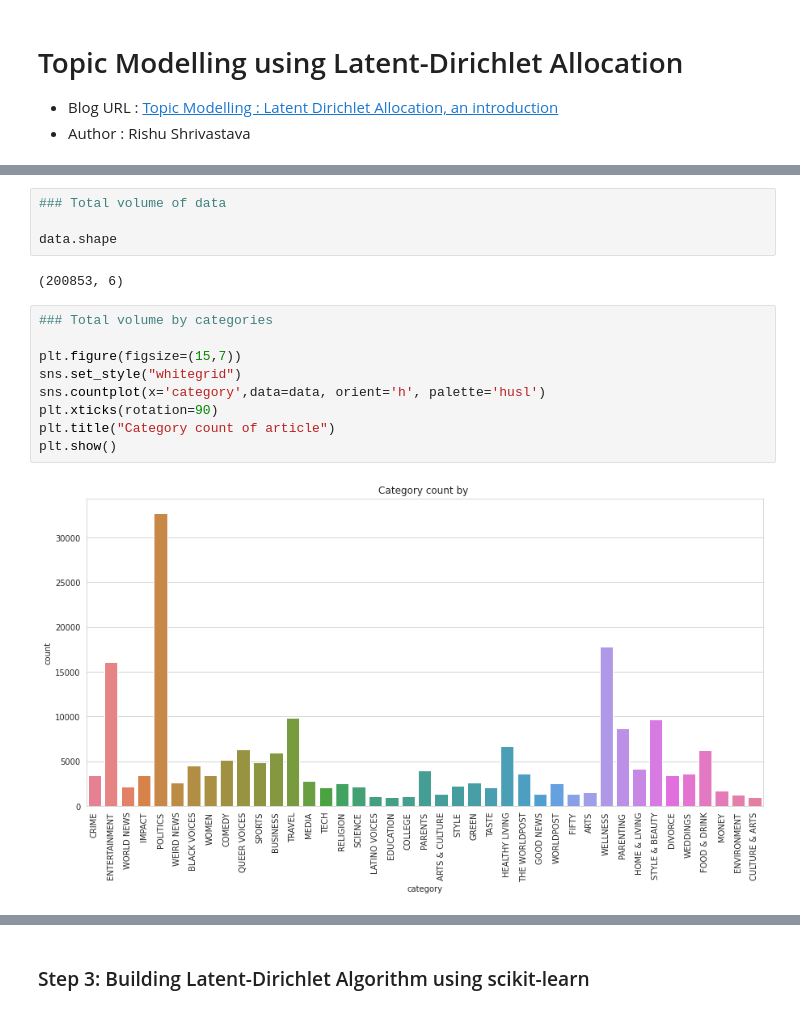
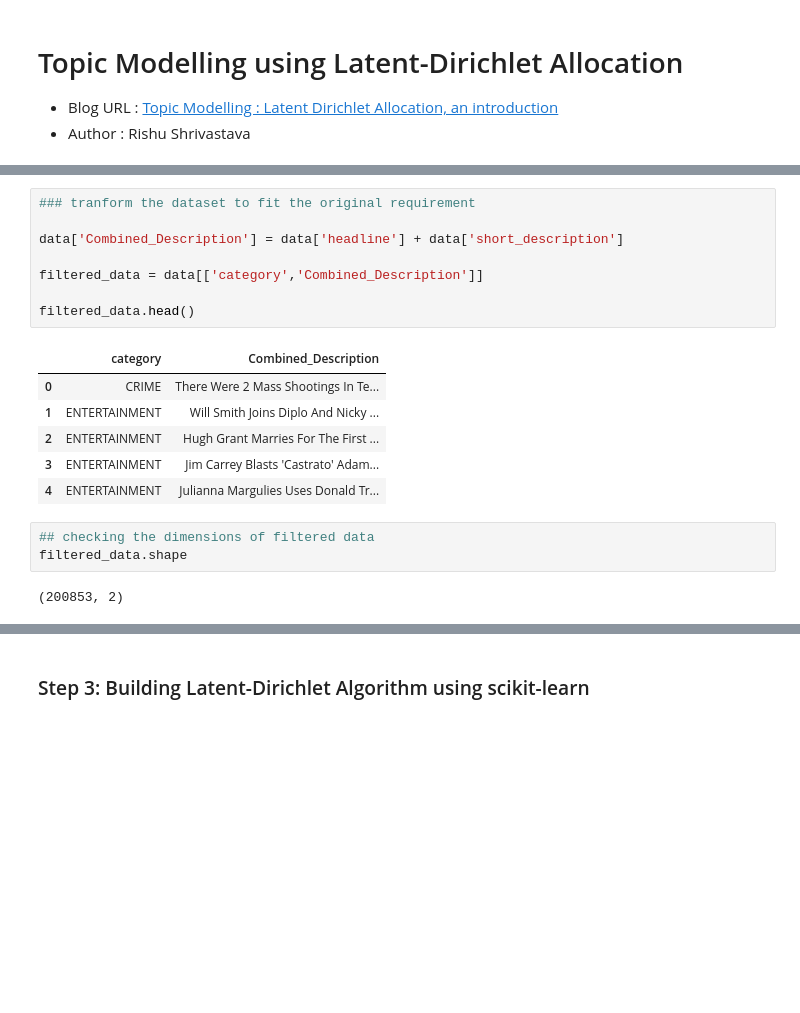
Before and after one commit to rishuatgithub/MLPy, a Jupyter notebook: Topic_Modelling_LDA.ipynb, the cells around one changed output, grey strips where cells are left out. Saved outputs shown, nothing was run; the diff lists cells and outputs as text; blank space fills up the shorter version.

```diff
--- a/Topic_Modelling_LDA.ipynb
+++ b/Topic_Modelling_LDA.ipynb
@@ -62,17 +69,20 @@ data.head()
+# %%
+### tranform the dataset to fit the original requirement
+
+data['Combined_Description'] = data['headline'] + data['short_description']
+
+filtered_data = data[['category','Combined_Description']]
+
+filtered_data.head()
+# %% [output]
+|  | category | Combined_Description |
+| 0 | CRIME | There Were 2 Mass Shootings In Te... |
+| 1 | ENTERTAINMENT | Will Smith Joins Diplo And Nicky ... |
+| 2 | ENTERTAINMENT | Hugh Grant Marries For The First ... |
+| 3 | ENTERTAINMENT | Jim Carrey Blasts 'Castrato' Adam... |
+| 4 | ENTERTAINMENT | Julianna Margulies Uses Donald Tr... |
 # %%
-### Total volume of data
-
-data.shape
+## checking the dimensions of filtered data
+filtered_data.shape
 # %% [output]
-(200853, 6)
+(200853, 2)
-# %%
-### Total volume by categories
-
-plt.figure(figsize=(15,7))
-sns.set_style("whitegrid")
-sns.countplot(x='category',data=data, orient='h', palette='husl')
-plt.xticks(rotation=90)
-plt.title("Category count of article")
-plt.show()
-# %% [output]
-[figure, removed]
```
Also changed, not shown: parts of 36 cells of this notebook.
